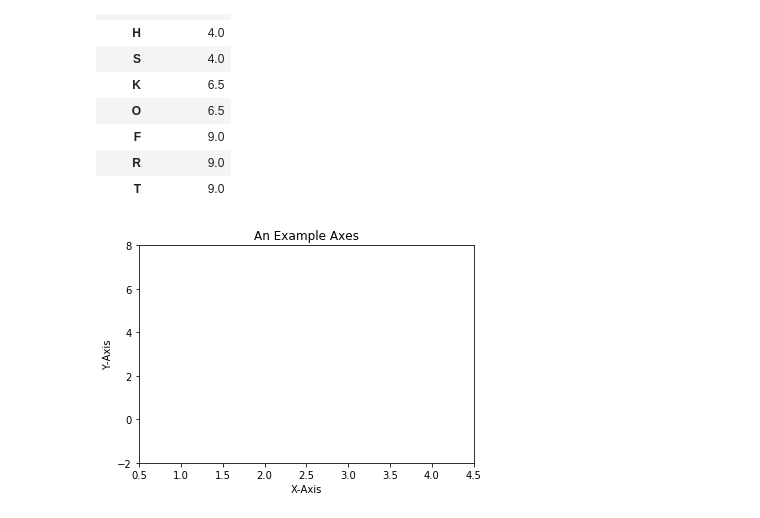
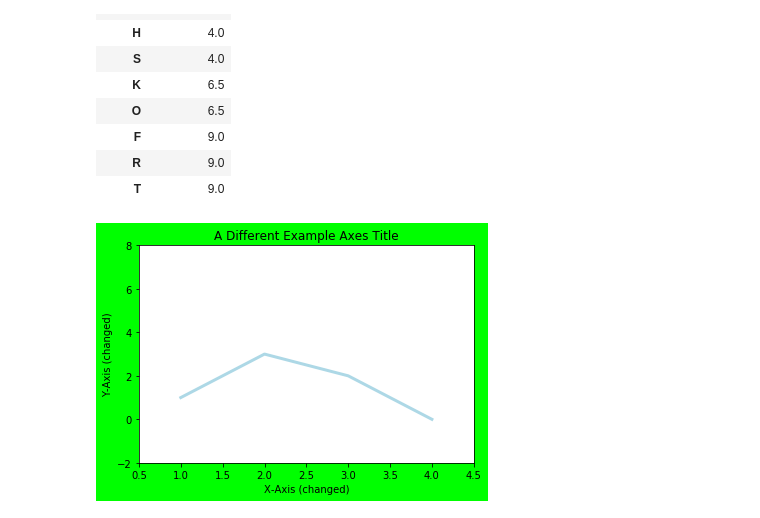
Before and after one commit to danpodgurschi/python_notebook, a Jupyter notebook: Python Notebook.ipynb, the cells around one changed output. Drawn from its saved outputs; the diff is of its cells as text; code cells hidden in the pictures.

Commit message:
Added values in a plot chart

```diff
--- a/Python Notebook.ipynb
+++ b/Python Notebook.ipynb
@@ -122,15 +122,20 @@ sort_anime_df.rank(axis=0, ascending=False)
 # %%
 #%matplotlib inline
 import matplotlib
 import matplotlib.pyplot as plt
 import numpy as np
-fig = plt.figure()
+fig = plt.figure(facecolor = (0, 1, 0, 1))
 ax = fig.add_subplot(111) # We'll explain the "111" later. Basically, 1 row and 1 column.
-ax.set(xlim=[0.5, 4.5], ylim=[-2, 8], title='An Example Axes',
-       ylabel='Y-Axis', xlabel='X-Axis')
+ax.plot([1, 2, 3, 4], [1.0, 3.0, 2.0, 0.0], color='lightblue', linewidth=3)
+ax.scatter([0.3, 3.8, 1.2, 2.5], [11, 25, 9, 26], c=[1, 2, 3, 5], marker='^')
+ax.set_xlim([0.5, 4.5])
+ax.set_ylim([-2, 8])
+ax.set_title('A Different Example Axes Title')
+ax.set_ylabel('Y-Axis (changed)')
+ax.set_xlabel('X-Axis (changed)')
 plt.show()
 #fig = plt.figure(facecolor = (1, 0, 0, 1))
 # %% [output]
-[figure, old version]
+[figure, new version]
 # %%
 %matplotlib --list
```
Also changed, not shown: parts of 1 cell of this notebook.
